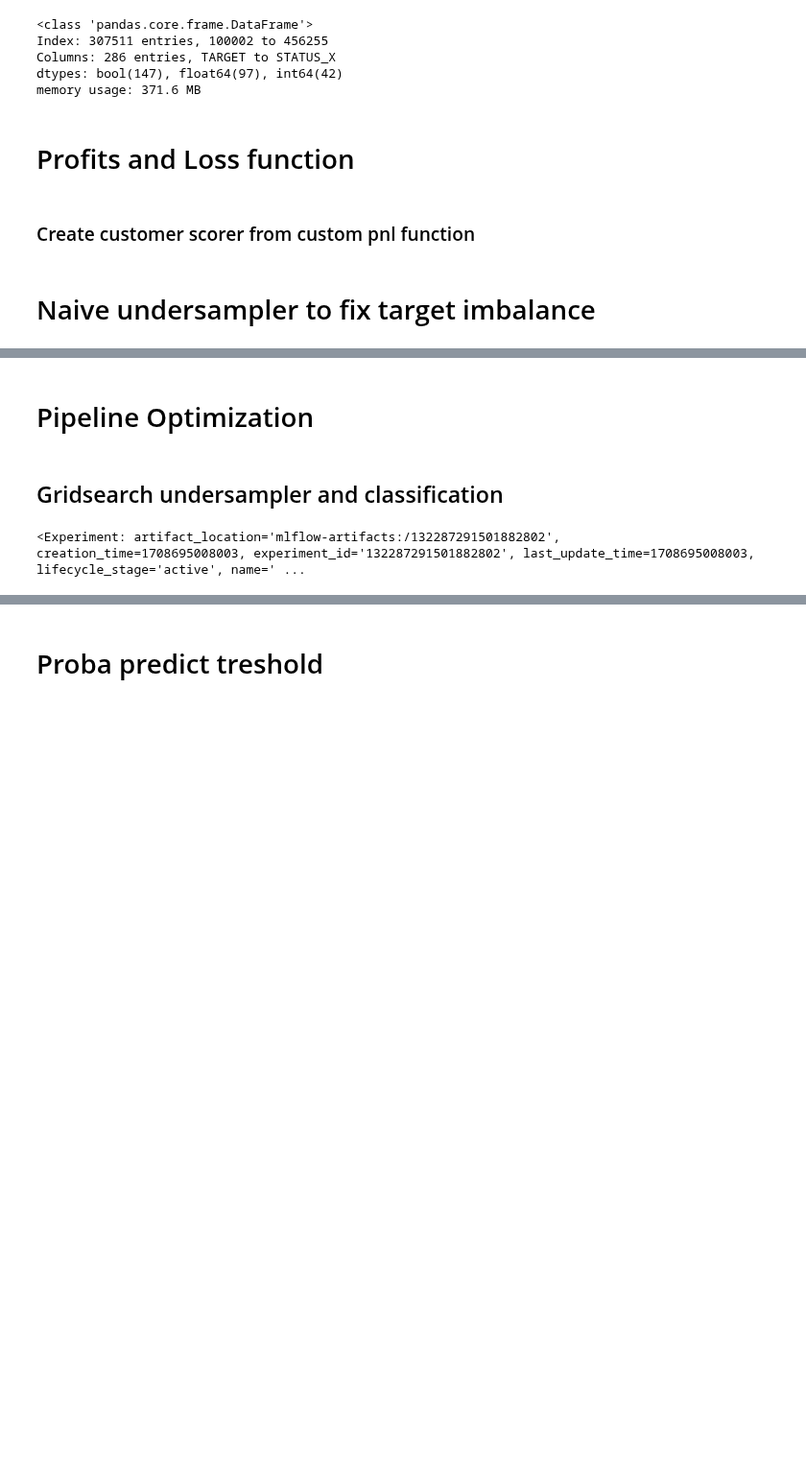
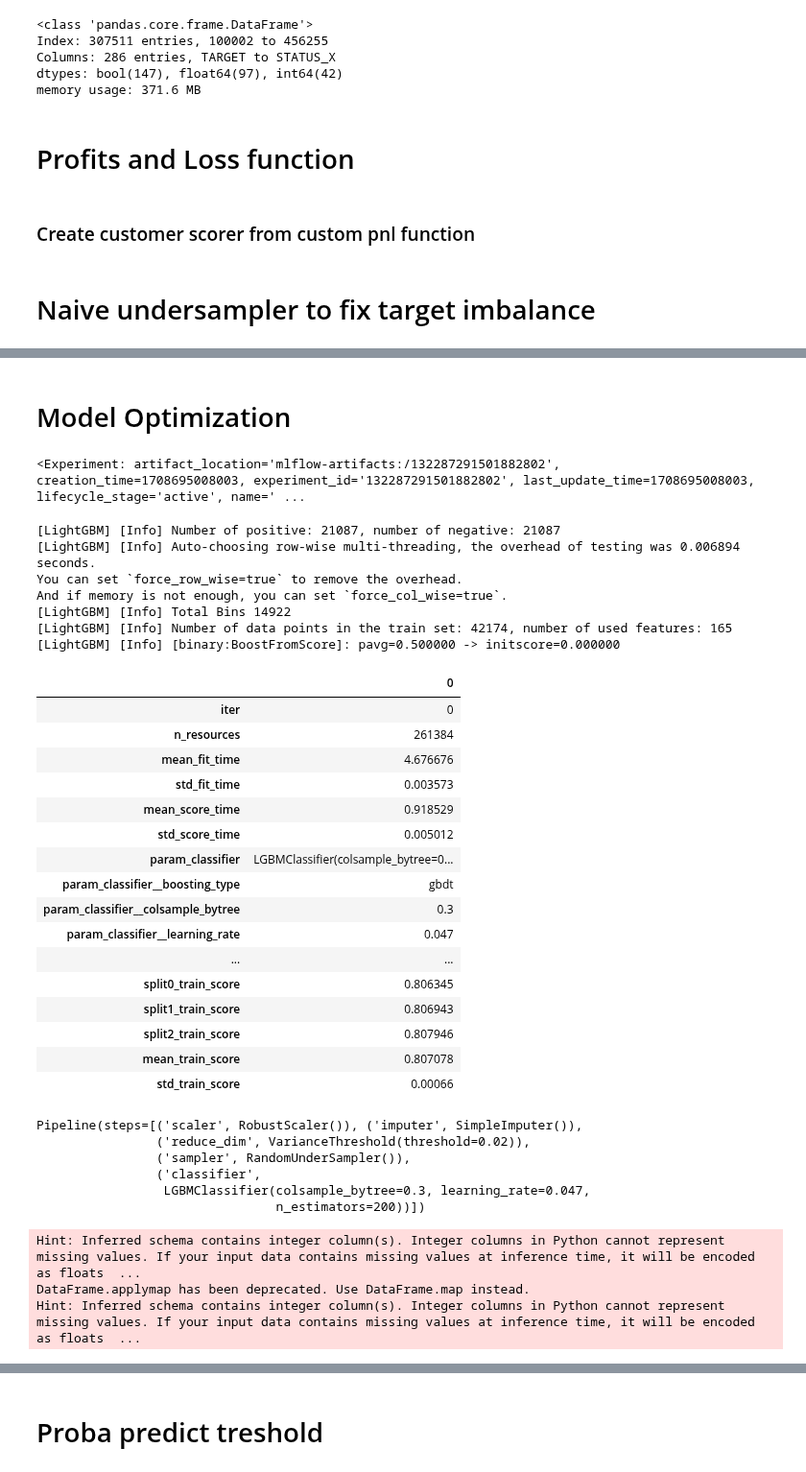
Before and after one commit to carlgennetais/P7_scoring_ML, a Jupyter notebook: notebooks/P7_04_modeling-pipeline.ipynb, the cells around one changed output, grey strips where cells are left out. Shown at 96% size. Cells and saved outputs as stored; diff of their text form; code cells hidden in the pictures; blank space fills up the shorter version.

```diff
--- a/notebooks/P7_04_modeling-pipeline.ipynb
+++ b/notebooks/P7_04_modeling-pipeline.ipynb
@@ -227,4 +210,2 @@ NaiveUnderSamplerTf = FunctionTransformer(NaiveUnderSampler)
 # %% [markdown]
-# Pipeline Optimization
+# Model Optimization
-# %% [markdown]
-## Gridsearch undersampler and classification
@@ -281,7 +260,7 @@ param_grid = [
         ],
         # "classifier__eta": np.linspace(0, 1, 6),
         # "classifier__max_depth": [-1, 3, 6],
-        "classifier__boosting_type": [gbdt],
+        "classifier__boosting_type": ["gbdt"],
         "classifier__colsample_bytree": [0.3],
         "classifier__learning_rate": [0.047],
         "classifier__n_estimators": [200],
@@ -307,34 +286,67 @@ with mlflow.start_run(nested=True):
     y_pred = grid.predict(X_test)
     # Log the loss metric
     mlflow.log_metric("roc_auc_train", grid_results.iloc[0].mean_test_score)
     mlflow.log_metric("roc_auc_test", metrics.roc_auc_score(y_test, y_pred))
-    # mlflow.log_metric("accuracy", metrics.accuracy_score(y_test, y_pred))
     # mlflow.log_metric("custom_pnl", pnl(y_pred, y_test))
 
     # Infer the model signature
     signature = infer_signature(X_train, model.predict(X_train))
 
     # Log dataset
     dataset = mlflow.data.from_pandas(X_train)
     mlflow.log_input(dataset, context="train")
 
     # Log the model
     model_info = mlflow.sklearn.log_model(
         sk_model=model,
         artifact_path="P7_model",
         signature=signature,
     )
 
     # Log results from other gridsearch candidates
     for candidate in (
         grid_results[["params", "mean_fit_time", "mean_test_score"]].iloc[1:, :].values
     ):
         with mlflow.start_run(nested=True):
             mlflow.log_input(dataset, context="train")
             mlflow.log_params(candidate[0])
             mlflow.set_tag("duration", candidate[1])
             mlflow.log_metric("roc_auc_train", candidate[2])
 mlflow.end_run()
+# %% [output]
+[LightGBM] [Info] Number of positive: 21087, number of negative: 21087
+[LightGBM] [Info] Auto-choosing row-wise multi-threading, the overhead of testing was 0.006894 seconds.
+You can set `force_row_wise=true` to remove the overhead.
+And if memory is not enough, you can set `force_col_wise=true`.
+[LightGBM] [Info] Total Bins 14922
+[LightGBM] [Info] Number of data points in the train set: 42174, number of used features: 165
+[LightGBM] [Info] [binary:BoostFromScore]: pavg=0.500000 -> initscore=0.000000
+|  | 0 |
+| iter | 0 |
+| n_resources | 261384 |
+| mean_fit_time | 4.676676 |
+| std_fit_time | 0.003573 |
+| mean_score_time | 0.918529 |
+| std_score_time | 0.005012 |
+| param_classifier | LGBMClassifier(colsample_bytree=0... |
+| param_classifier__boosting_type | gbdt |
+| param_classifier__colsample_bytree | 0.3 |
+| param_classifier__learning_rate | 0.047 |
+| ... | ... |
+| split0_train_score | 0.806345 |
+| split1_train_score | 0.806943 |
+| split2_train_score | 0.807946 |
+| mean_train_score | 0.807078 |
+| std_train_score | 0.00066 |
+Pipeline(steps=[('scaler', RobustScaler()), ('imputer', SimpleImputer()),
+                ('reduce_dim', VarianceThreshold(threshold=0.02)),
+                ('sampler', RandomUnderSampler()),
+                ('classifier',
+                 LGBMClassifier(colsample_bytree=0.3, learning_rate=0.047,
+                                n_estimators=200))])
+Hint: Inferred schema contains integer column(s). Integer columns in Python cannot represent missing values. If your input data contains missing values at inference time, it will be encoded as floats  ...
+DataFrame.applymap has been deprecated. Use DataFrame.map instead.
+Hint: Inferred schema contains integer column(s). Integer columns in Python cannot represent missing values. If your input data contains missing values at inference time, it will be encoded as floats  ...
 # %%
 metrics.roc_auc_score(y_test, y_pred)
 # %% [output]
```
Also changed, not shown: parts of 14 cells of this notebook.
